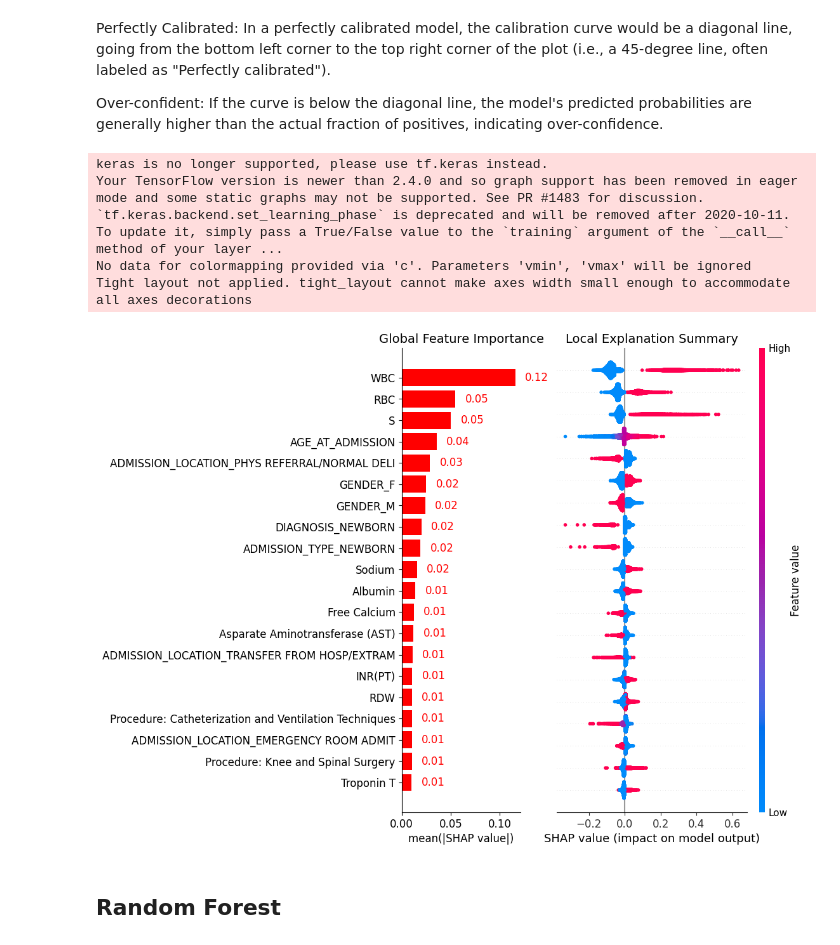
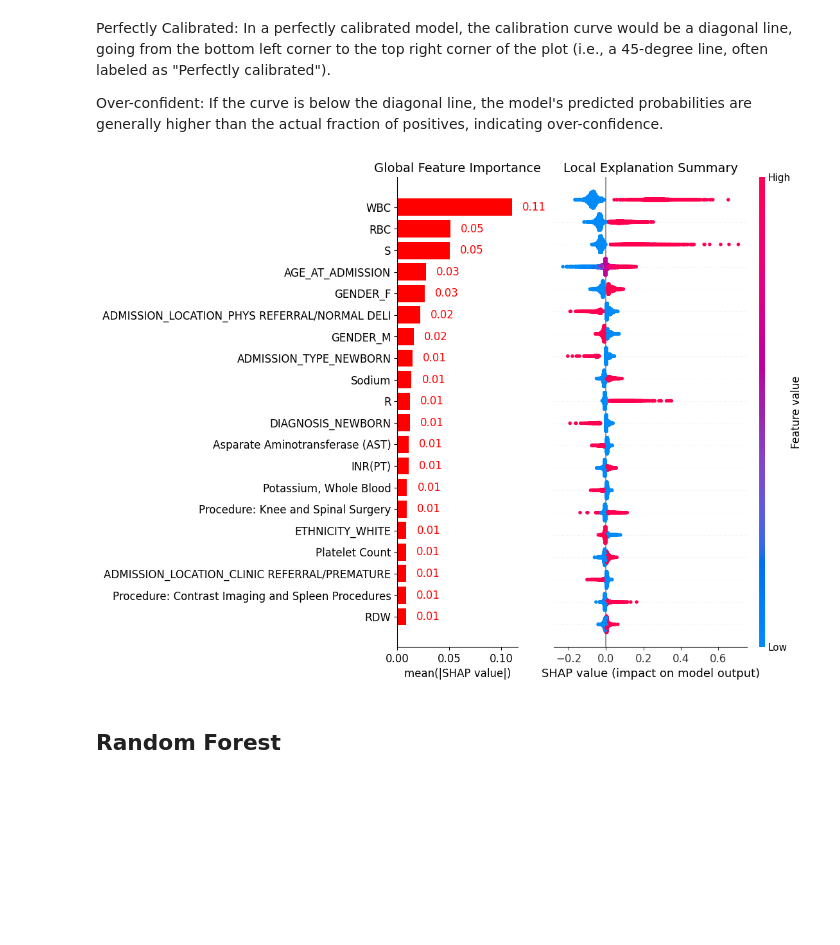
Before and after one commit to jiaminho/RPH-HAC-Prediction, a Jupyter notebook: HAC_Model.ipynb, the cells around one changed output. Cells and saved outputs as stored; diff of their text form; code cells hidden in the pictures; blank space fills up the shorter version.

```diff
--- a/HAC_Model.ipynb
+++ b/HAC_Model.ipynb
@@ -66,8 +85,8 @@ gauth.credentials = GoogleCredentials.get_application_default()
 drive = GoogleDrive(gauth)
 
 # Download the file
-file_id = '1XpDG1p3WrnXhZDzf3ULPMQGf4EQDXtBG'
-file_name = 'selected_features_80.csv'
+file_id = '1n3-DE1LS2En9Pj8hlWpnLho2_pZk5M9t'
+file_name = 'selected_features_150.csv'
 downloaded = drive.CreateFile({'id': file_id})
 downloaded.GetContentFile(file_name)
 
@@ -487,10 +410,7 @@ import shap
 feature_names = X.columns.tolist()
 
 X_train_scaled = X_train_scaled.astype(np.float32)
-#subset_data = X_train_scaled[:1000]  # Taking a subset of 1000 samples
-random_indices = np.random.choice(X_train_scaled.shape[0], size=1000, replace=False)
-subset_data = X_train_scaled[random_indices]
-
+subset_data = X_train_scaled[:1000]  # Taking a subset of 1000 samples
 
 # Compute SHAP values for a particular set (e.g., test set)
 # Using DeepExplainer for Deep Neural Network model:
@@ -513,39 +433,34 @@ top_shap_values = shap_values_array[:, sorted_indices]
 X_test_top_features = X_test_scaled[:, sorted_indices]
 
 # Create a combined plot with subplots using GridSpec for layout
 gs = gridspec.GridSpec(1, 2, width_ratios=[1, 2])
 
 # Plot global importance of top features on left
 ax1 = plt.subplot(gs[0])
 bars = ax1.barh(top_features, top_global_shap_vals, color='red')
 ax1.set_xlabel('mean(|SHAP value|)', fontsize=12)
 ax1.set_title('Global Feature Importance', fontsize=14)
 ax1.tick_params(axis='both', which='major', labelsize=12)
 ax1.spines['right'].set_visible(False)
 ax1.spines['top'].set_visible(False)
 
 # Add values beside the bar with red color
 for bar in bars:
     ax1.text(bar.get_width() + 0.01, bar.get_y() + bar.get_height()/2,
              f'{bar.get_width():.2f}',
              va='center', ha='left', color='red', fontsize=12)
 
 # Plot typical SHAP values on right
 ax2 = plt.subplot(gs[1])
 shap.summary_plot(top_shap_values, X_test_top_features, feature_names=top_features, plot_type="dot", show=False)
 ax2.set_title('Local Explanation Summary', fontsize=14)
 ax2.tick_params(axis='both', which='major', labelsize=12)
 ax2.set_yticks([])
 ax2.set_yticklabels([])
 
 plt.show()
 # %% [output]
-keras is no longer supported, please use tf.keras instead.
-Your TensorFlow version is newer than 2.4.0 and so graph support has been removed in eager mode and some static graphs may not be supported. See PR #1483 for discussion.
-`tf.keras.backend.set_learning_phase` is deprecated and will be removed after 2020-10-11. To update it, simply pass a True/False value to the `training` argument of the `__call__` method of your layer ...
-No data for colormapping provided via 'c'. Parameters 'vmin', 'vmax' will be ignored
-Tight layout not applied. tight_layout cannot make axes width small enough to accommodate all axes decorations
-[figure, old version]
+[figure, new version]
 # %% [markdown]
 ## Random Forest
 # %%
```
Also changed, not shown: parts of 34 cells of this notebook.
